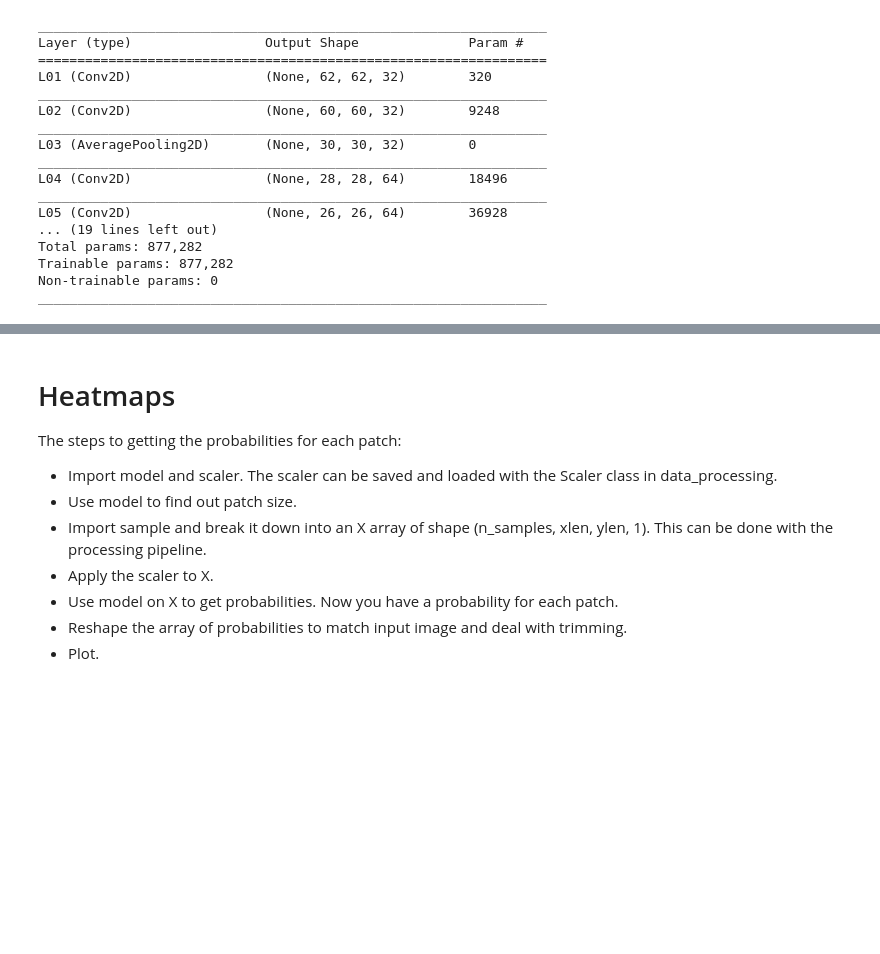
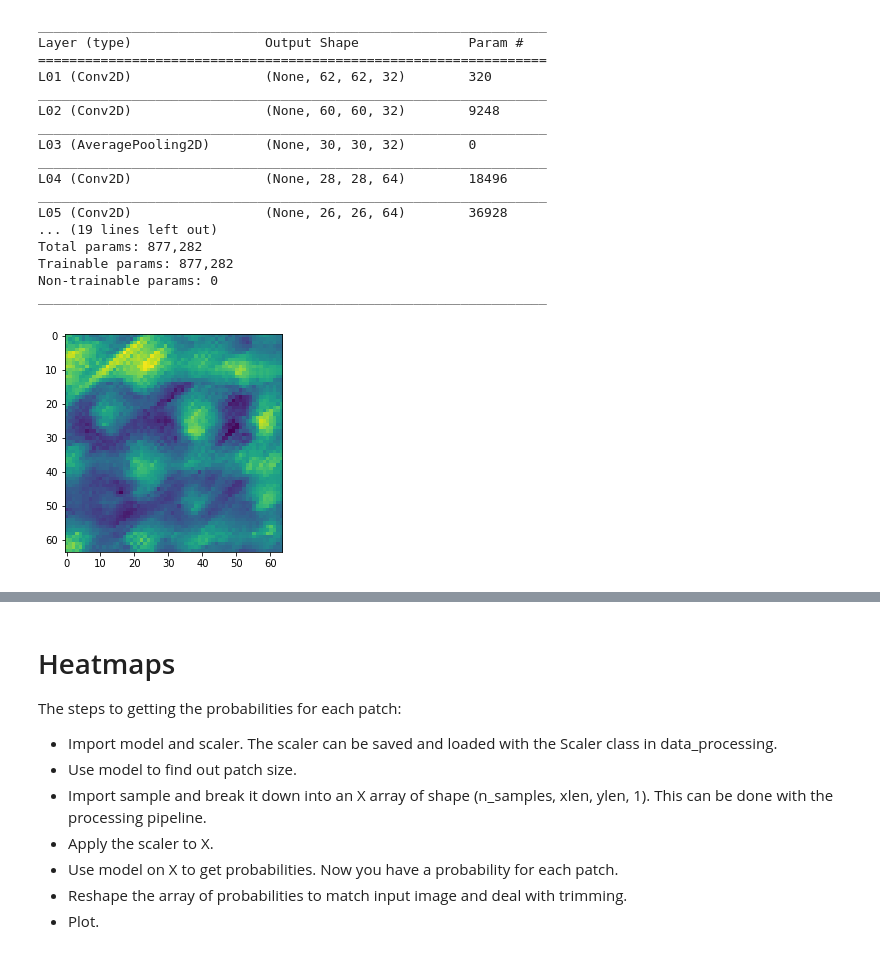
Before and after one commit to modw/painter-id, a Jupyter notebook: Visualizing network.ipynb, the cells around one changed output, grey strips where cells are left out. Saved outputs shown, nothing was run; the diff lists cells and outputs as text; code cells hidden in the pictures; blank space fills up the shorter version.

```diff
--- a/Visualizing network.ipynb
+++ b/Visualizing network.ipynb
@@ -117,6 +128,4 @@ Text(0.5, 1.0, 'After Filter 3')
 # %%
-sample = X[32]
-
 layer_outputs = [layer.output for layer in model.layers]
 activation_model = Model(inputs=model.input, outputs=layer_outputs)
 activations = activation_model.predict(sample.reshape(1,*sample.shape[:2],1))
@@ -158,4 +158,27 @@ Total params: 877,282
 Trainable params: 877,282
 Non-trainable params: 0
 _________________________________________________________________
+# %%
+### handling folders
+
+layers_folder = './figures/layers/'
+#check for model folder
+if model_name not in os.listdir(layers_folder):
+    os.mkdir(layers_folder + model_name)
+
+model_folder = layers_folder + model_name + '/'
+
+# create layer folder
+sample_folder_name = f'X_{sample_idx}'
+
+if sample_folder_name not in os.listdir(model_folder):
+    os.mkdir(model_folder + sample_folder_name)
+
+sample_folder = model_folder + sample_folder_name + '/'
+# %%
+# save sample
+plt.imshow(sample.reshape(sample.shape[0], sample.shape[1]))
+plt.savefig(sample_folder + 'sample.png', dpi=200, bbox_inches='tight')
+# %% [output]
+[figure, added]
 # %%
```
Also changed, not shown: parts of 8 cells of this notebook.
